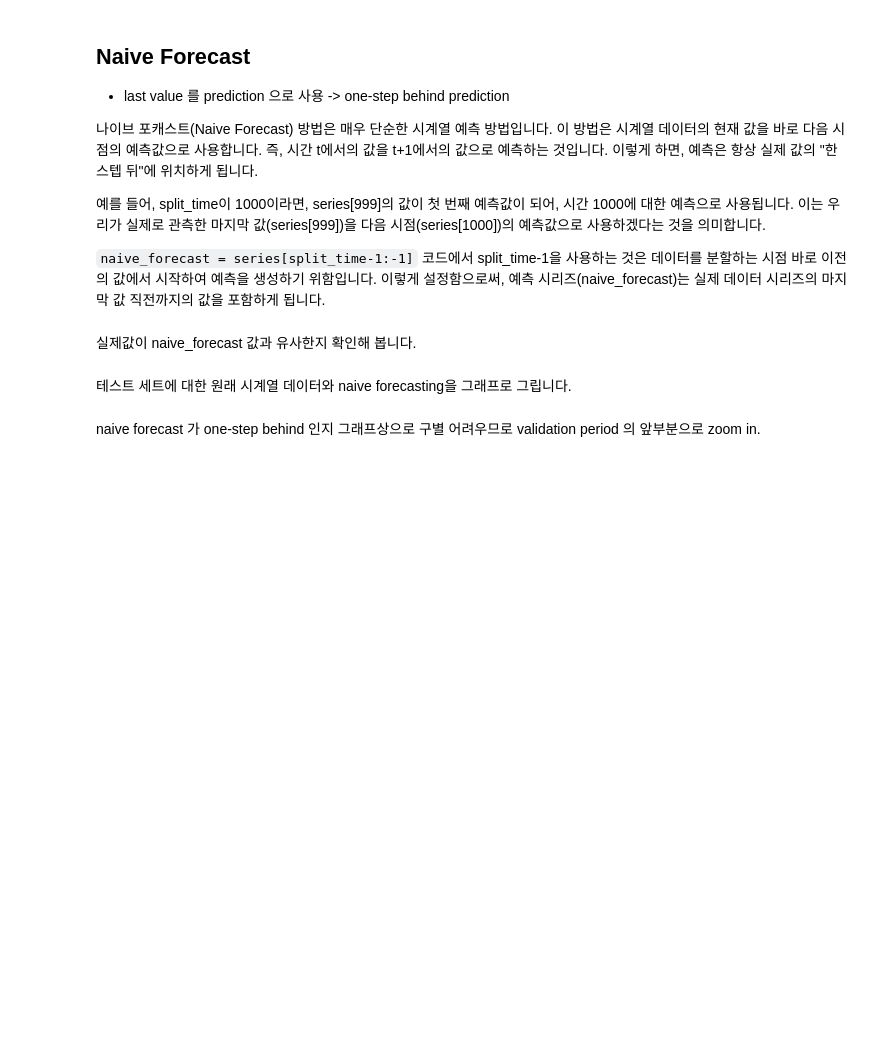
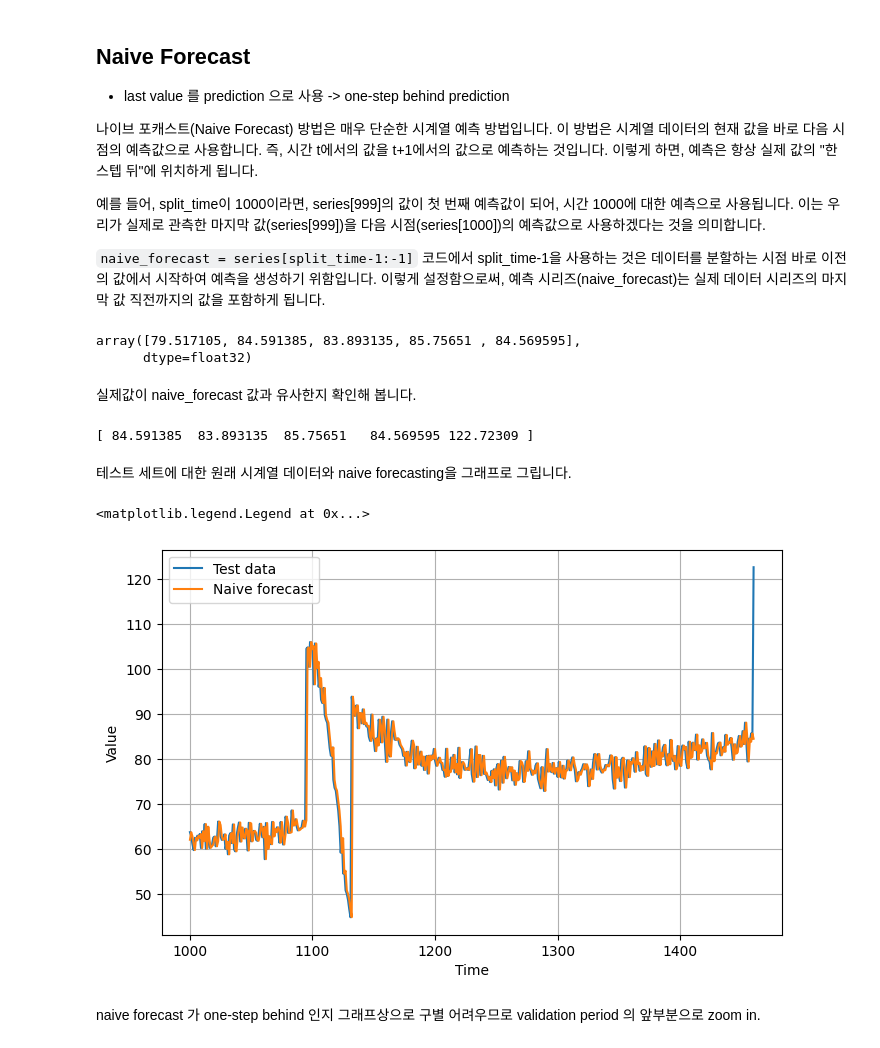
Before and after one commit to chasookim/PlayLearning, a Jupyter notebook: Infran_Time_Series/template_030_simple_persistence_algorithm.ipynb, the cells around one changed output. Cells and saved outputs as stored; diff of their text form; code cells hidden in the pictures; blank space fills up the shorter version.

```diff
--- a/Infran_Time_Series/template_030_simple_persistence_algorithm.ipynb
+++ b/Infran_Time_Series/template_030_simple_persistence_algorithm.ipynb
@@ -113,9 +113,31 @@ t에서의 값을 t+1에서의 값으로 예측하는 것입니다. 이렇게
 예를 들어, split_time이 1000이라면, series[999]의 값이 첫 번째 예측값이 되어, 시간 1000에 대한 예측으로 사용됩니다. 이는 우리가 실제로 관측한 마지막 값(series[999])을 다음 시점(series[1000])의 예측값으로 사용하겠다는 것을 의미합니다.
 
 `naive_forecast = series[split_time-1:-1]` 코드에서 split_time-1을 사용하는 것은 데이터를 분할하는 시점 바로 이전의 값에서 시작하여 예측을 생성하기 위함입니다. 이렇게 설정함으로써, 예측 시리즈(naive_forecast)는 실제 데이터 시리즈의 마지막 값 직전까지의 값을 포함하게 됩니다.
+# %%
+naive_forecast = series[split_time-1:-1]
+naive_forecast[-5:]
+# %% [output]
+array([79.517105, 84.591385, 83.893135, 85.75651 , 84.569595],
+      dtype=float32)
 # %% [markdown]
 실제값이 naive_forecast 값과 유사한지 확인해 봅니다.
+# %%
+print(X_test[-5:])
+# %% [output]
+[ 84.591385  83.893135  85.75651   84.569595 122.72309 ]
 # %% [markdown]
 테스트 세트에 대한 원래 시계열 데이터와 naive forecasting을 그래프로 그립니다.
+# %%
+plt.figure(figsize=(8,5))
+
+plt.plot(time_test,X_test,label="Test data")
+plt.plot(time_test,naive_forecast,label="Naive forecast")
+plt.xlabel("Time")
+plt.ylabel("Value")
+plt.grid(True)
+plt.legend()
+# %% [output]
+<matplotlib.legend.Legend at 0x...>
+[figure, added]
 # %% [markdown]
 naive forecast 가 one-step behind 인지 그래프상으로 구별 어려우므로 validation period 의 앞부분으로 zoom in.
```
Also changed, not shown: parts of 10 cells of this notebook, 1 other file.
